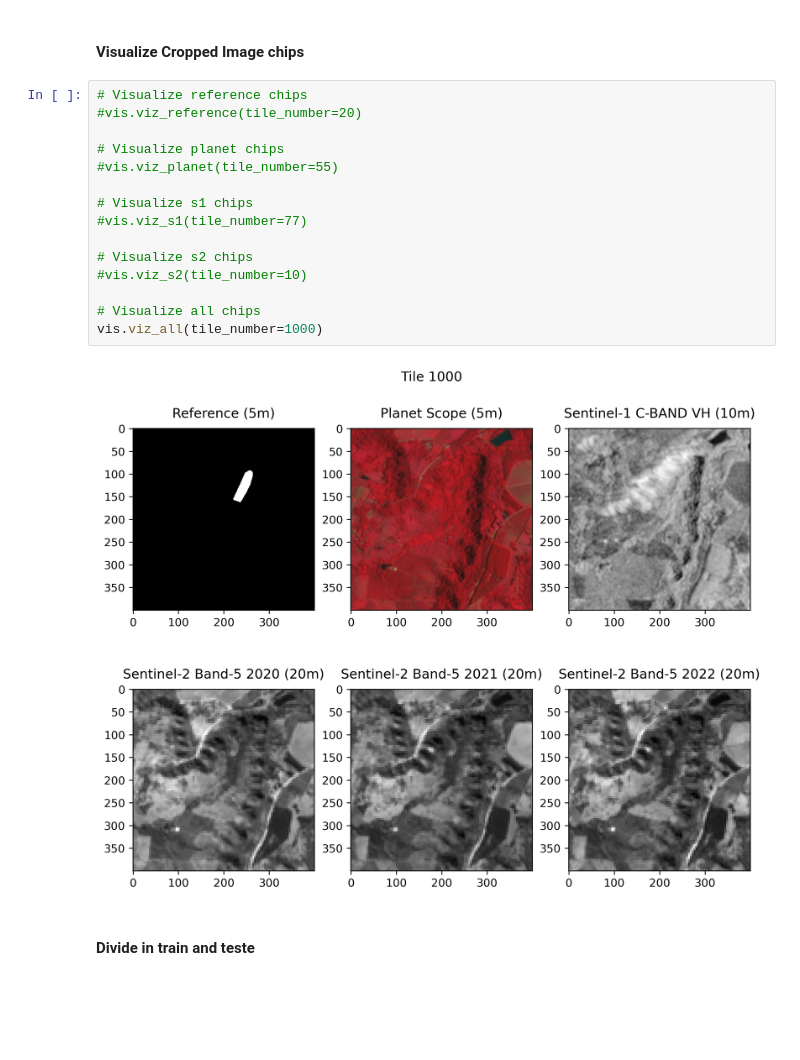
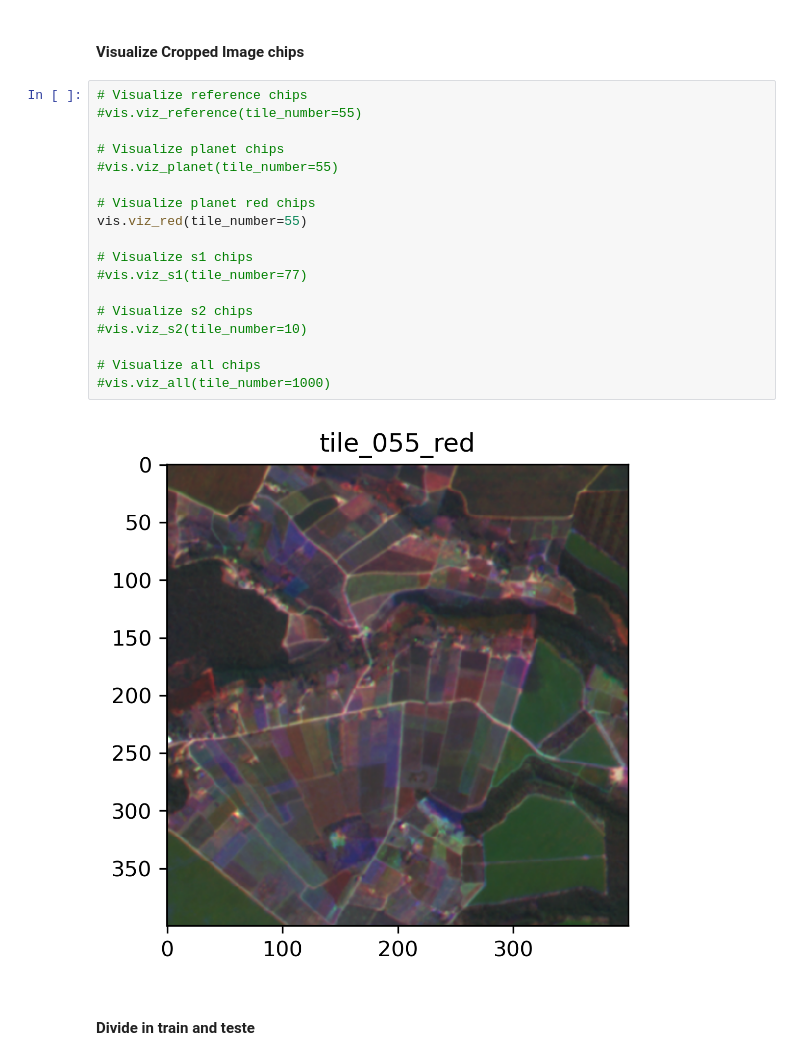
Before and after one commit to fnincao/reforestation-CNN, a Jupyter notebook: notebooks/2_pre_process_images.ipynb, the cells around one changed output. Cells and saved outputs as stored; diff of their text form; blank space fills up the shorter version.

```diff
--- a/notebooks/2_pre_process_images.ipynb
+++ b/notebooks/2_pre_process_images.ipynb
@@ -69,21 +69,24 @@ Wall time: 2min 23s
 #### Visualize Cropped Image chips
 # %%
 # Visualize reference chips
-#vis.viz_reference(tile_number=20)
+#vis.viz_reference(tile_number=55)
 
 # Visualize planet chips
 #vis.viz_planet(tile_number=55)
+
+# Visualize planet red chips
+vis.viz_red(tile_number=55)
 
 # Visualize s1 chips
 #vis.viz_s1(tile_number=77)
 
 # Visualize s2 chips
 #vis.viz_s2(tile_number=10)
 
 # Visualize all chips
-vis.viz_all(tile_number=1000)
+#vis.viz_all(tile_number=1000)
 # %% [output]
-[figure, old version]
+[figure, new version]
 # %% [markdown]
 #### Divide in train and teste
 # %%
```
Also changed, not shown: parts of 6 cells of this notebook, 1 other file.
